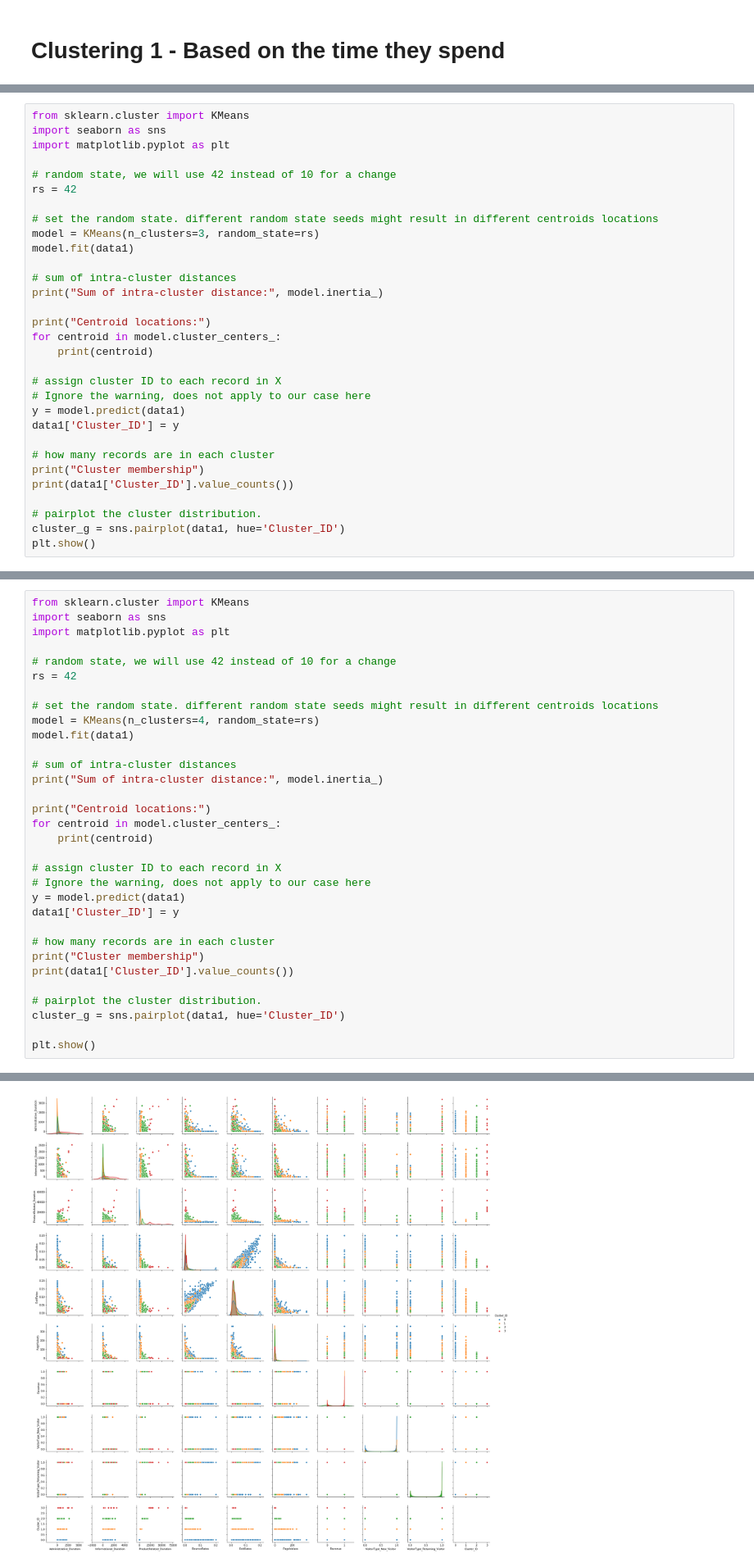
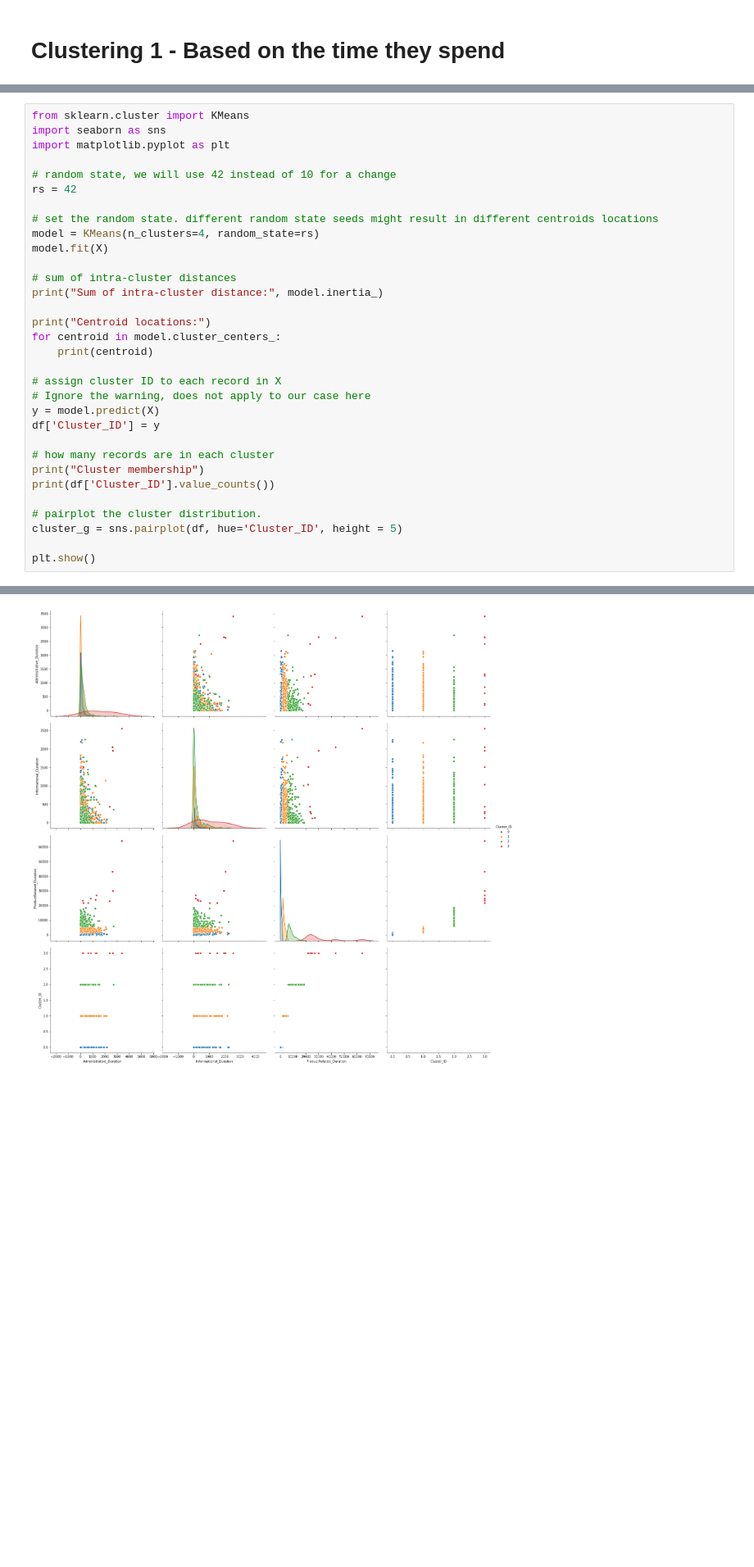
Before and after one commit to kminu/IFN_645, a Jupyter notebook: CaseStudy_2/Clustering.ipynb, the cells around one changed output, grey strips where cells are left out. Shown at 82% size. Drawn from its saved outputs; the diff is of its cells as text; blank space fills up the shorter version.

```diff
--- a/CaseStudy_2/Clustering.ipynb
+++ b/CaseStudy_2/Clustering.ipynb
@@ -350,31 +356,0 @@ data1.drop(['Weekend'],axis=1, inplace=True)
-# %%
-from sklearn.cluster import KMeans
-import seaborn as sns
-import matplotlib.pyplot as plt
-
-# random state, we will use 42 instead of 10 for a change
-rs = 42
-
-# set the random state. different random state seeds might result in different centroids locations
-model = KMeans(n_clusters=3, random_state=rs)
-model.fit(data1)
-
-# sum of intra-cluster distances
-print("Sum of intra-cluster distance:", model.inertia_)
-
-print("Centroid locations:")
-for centroid in model.cluster_centers_:
-    print(centroid)
-
-# assign cluster ID to each record in X
-# Ignore the warning, does not apply to our case here
-y = model.predict(data1)
-data1['Cluster_ID'] = y
-
-# how many records are in each cluster
-print("Cluster membership")
-print(data1['Cluster_ID'].value_counts())
-
-# pairplot the cluster distribution.
-cluster_g = sns.pairplot(data1, hue='Cluster_ID')
-plt.show()
@@ -450,7 +411,7 @@ rs = 42
 
 # set the random state. different random state seeds might result in different centroids locations
 model = KMeans(n_clusters=4, random_state=rs)
-model.fit(data1)
+model.fit(X)
 
 # sum of intra-cluster distances
 print("Sum of intra-cluster distance:", model.inertia_)
@@ -461,15 +422,15 @@ for centroid in model.cluster_centers_:
 
 # assign cluster ID to each record in X
 # Ignore the warning, does not apply to our case here
-y = model.predict(data1)
-data1['Cluster_ID'] = y
+y = model.predict(X)
+df['Cluster_ID'] = y
 
 # how many records are in each cluster
 print("Cluster membership")
-print(data1['Cluster_ID'].value_counts())
+print(df['Cluster_ID'].value_counts())
 
 # pairplot the cluster distribution.
-cluster_g = sns.pairplot(data1, hue='Cluster_ID')
+cluster_g = sns.pairplot(df, hue='Cluster_ID', height = 5)
 
 plt.show()
 # %% [output]
@@ -496,4 +453,4 @@ Name: Cluster_ID, dtype: int64
-[figure, old version]
+[figure, new version]
 # %% [markdown]
 # Clustering 1 with Standardized
 # %%
```
Also changed, not shown: parts of 21 cells of this notebook, 4 other files.
